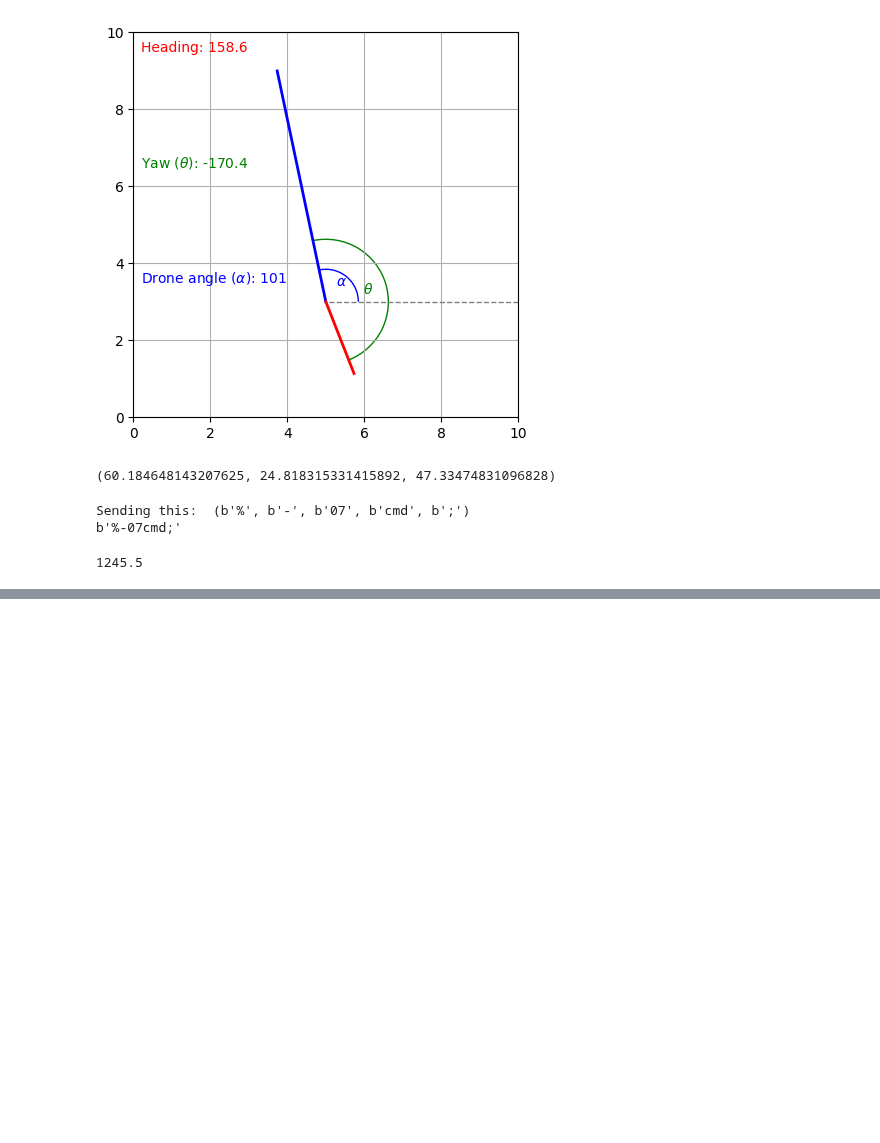
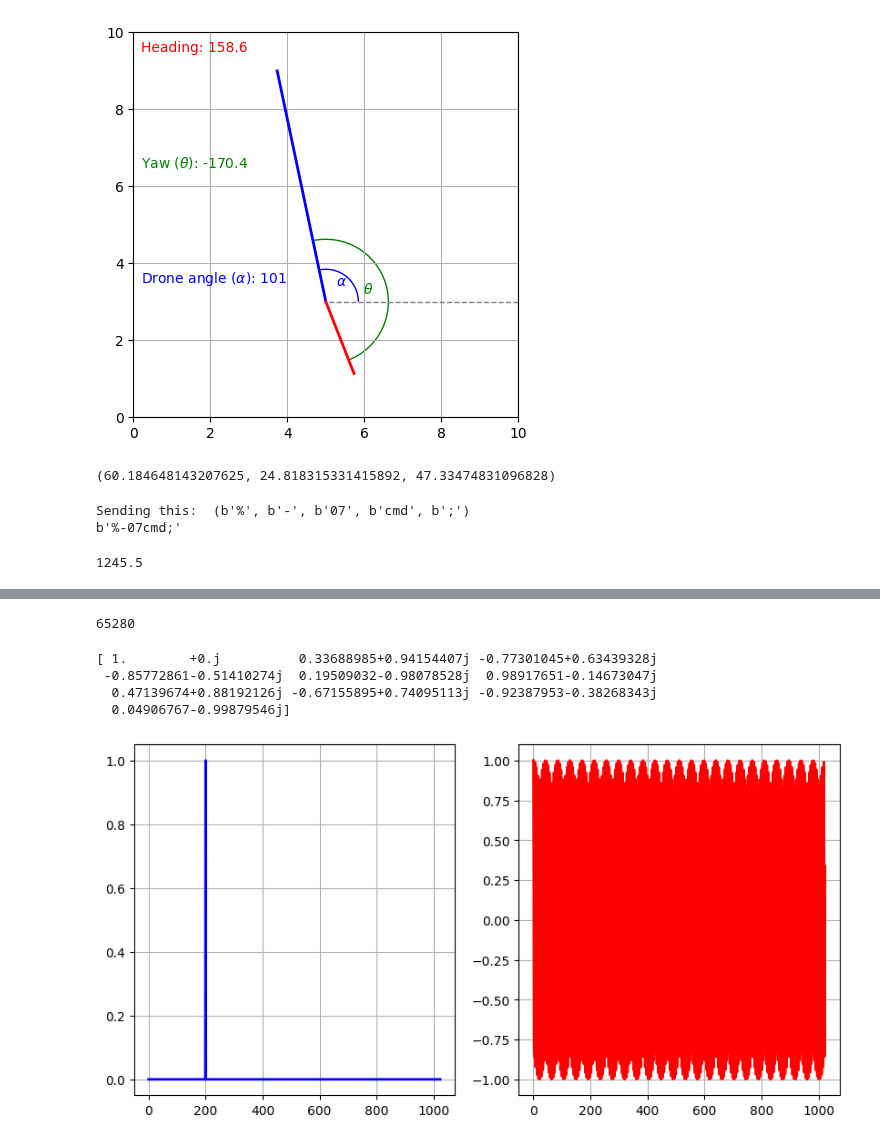
Before and after one commit to jvvtt/a2gMeasurements, a Jupyter notebook: notebook_for_tests.ipynb, the cells around one changed output, grey strips where cells are left out. Saved outputs shown, nothing was run; the diff lists cells and outputs as text; code cells hidden in the pictures; blank space fills up the shorter version.

```diff
--- a/notebook_for_tests.ipynb
+++ b/notebook_for_tests.ipynb
@@ -544,0 +562,42 @@ Threading finishingRepeating 10:54:14
+# %%
+available_bits = 8
+b = 0xffff >> available_bits << available_bits
+print(b)
+# %% [output]
+65280
+# %%
+import numpy as np
+import matplotlib.pyplot as plt
+
+nfft = 1024
+sc = 200
+
+fd = np.zeros((nfft,), dtype='complex')
+fd[(nfft >> 1) + sc] = 1
+fd = np.fft.fftshift(fd, axes=0)
+
+# Convert the waveform to time-domain
+td = np.fft.ifft(fd, axis=0)
+
+# Normalize the signal
+td /= np.max([np.abs(td.real), np.abs(td.imag)])
+
+print(td[0:10])
+
+fig = plt.figure(figsize=((10, 5)))
+ax1 = fig.add_subplot(121)
+ax2 = fig.add_subplot(122)
+
+ax1.grid()
+ax2.grid()
+
+line1, = ax1.plot(fd, lw=2, color='blue')
+line2, = ax2.plot(td, lw=2, color='red')
+
+plt.show()
+# %% [output]
+[ 1.        +0.j          0.33688985+0.94154407j -0.77301045+0.63439328j
+ -0.85772861-0.51410274j  0.19509032-0.98078528j  0.98917651-0.14673047j
+  0.47139674+0.88192126j -0.67155895+0.74095113j -0.92387953-0.38268343j
+  0.04906767-0.99879546j]
+[figure, added]
```
Also changed, not shown: parts of 6 cells of this notebook, 4 other files.
